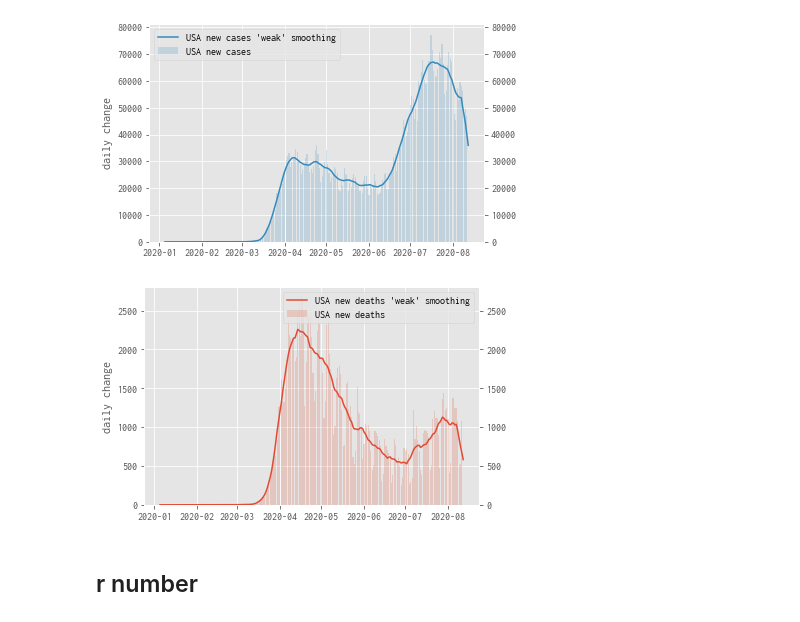
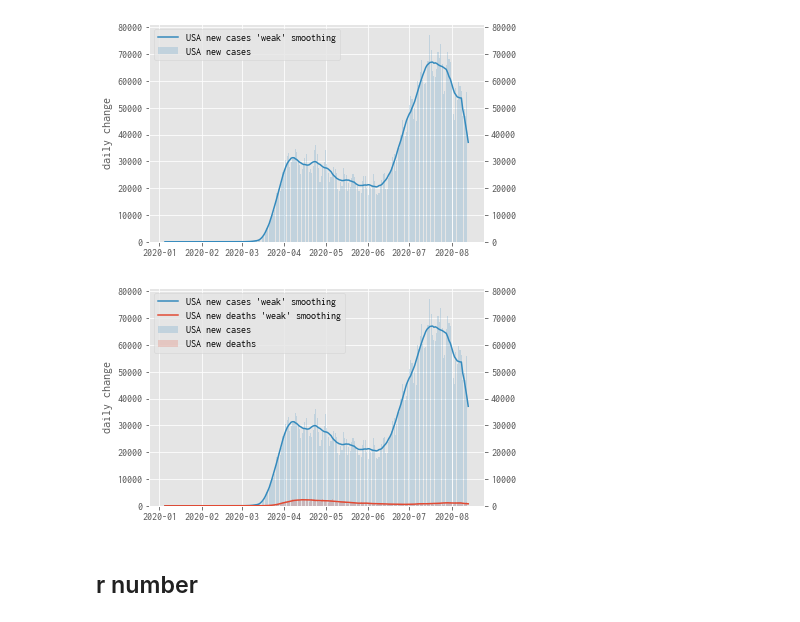
Before and after one commit to oscovida/oscovida, a Jupyter notebook: refactoring_tests.ipynb, the cells around one changed output. Cells and saved outputs as stored; diff of their text form; code cells hidden in the pictures.

```diff
--- a/refactoring_tests.ipynb
+++ b/refactoring_tests.ipynb
@@ -150,11 +149,10 @@ plots.plot_daily(
 [figure]
 # %%
 ax = plots.plot_daily(
-    region,
-    colname='deaths'
+    region
 )
 # %% [output]
-[figure, old version]
+[figure, new version]
 # %% [markdown]
 ## r number
 # %%
```
Also changed, not shown: parts of 14 cells of this notebook.
